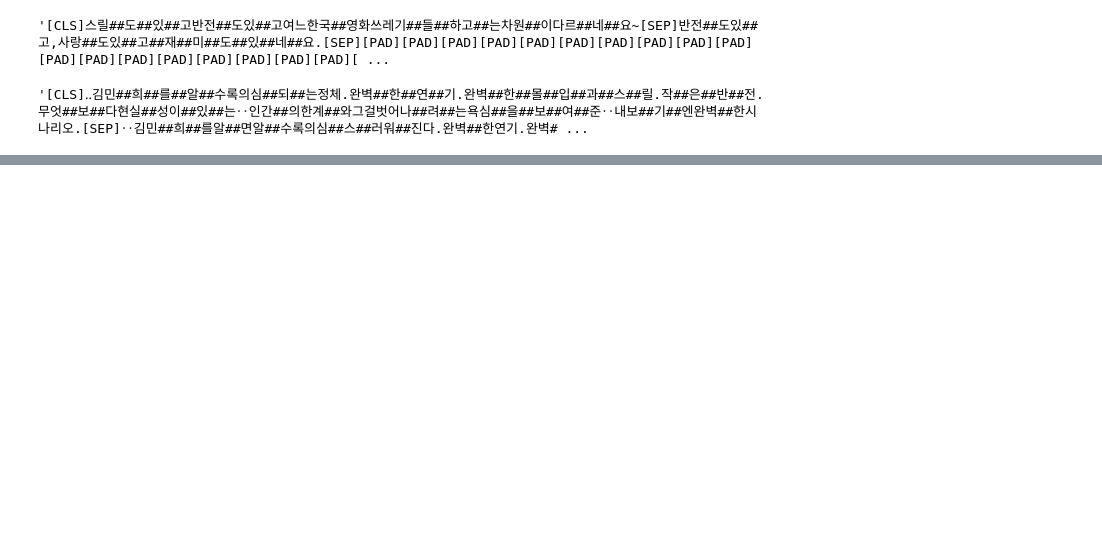
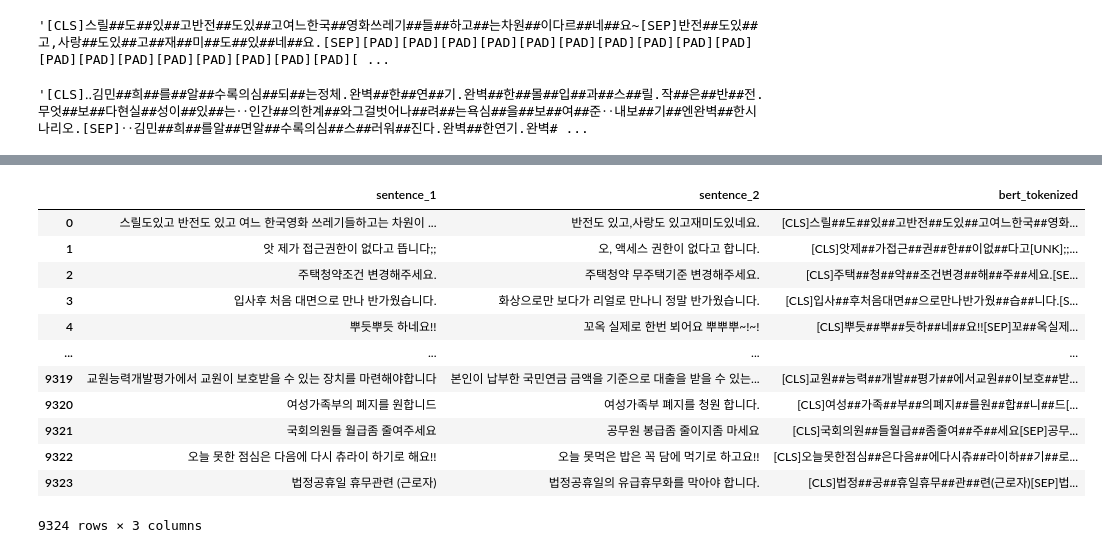
Before and after one commit to boostcampaitech4nlp2/level1_semantictextsimilarity_nlp-level1-nlp-14, a Jupyter notebook: work_indiv/sunghyun/codes/pos_eda.ipynb, the cells around one changed output, grey strips where cells are left out. Drawn from its saved outputs; the diff is of its cells as text; code cells hidden in the pictures; blank space fills up the shorter version.

```diff
--- a/work_indiv/sunghyun/codes/pos_eda.ipynb
+++ b/work_indiv/sunghyun/codes/pos_eda.ipynb
@@ -71,12 +75,17 @@ train_pd.head()
+# %%
+df = train_pd.drop(columns=['id'])
+data160 = []
+for idx, item in tqdm(df.iterrows(), desc='tokenizing', total=len(df)):
+# 두 입력 문장을 [SEP] 토큰으로 이어붙여서 전처리합니다.
+    text = '[SEP]'.join([item[text_column] for text_column in ['sentence_1', 'sentence_2']])
+    outputs = tokenizer160(text, add_special_tokens=True, padding='max_length', max_length=160, truncation=True)
+    data160.append(outputs['input_ids'])
 # %%
-def tokenizer_tun(max_length=160,model_name='klue/roberta-small'):
-    tokenizer = transformers.AutoTokenizer.from_pretrained('klue/roberta-small', max_length=160)
-    df = train_pd.drop(columns=['id'])
-    data = []
-    for idx, item in tqdm(df.iterrows(), desc='tokenizing', total=len(df)):
-    # 두 입력 문장을 [SEP] 토큰으로 이어붙여서 전처리합니다.
-        text = '[SEP]'.join([item[text_column] for text_column in ['sentence_1', 'sentence_2']])
-        outputs = tokenizer(text, add_special_tokens=True, padding='max_length', truncation=True)
-        data.append(outputs['input_ids'])
-    return data
+df = train_pd.drop(columns=['id'])
+data512 = []
+for idx, item in tqdm(df.iterrows(), desc='tokenizing', total=len(df)):
+# 두 입력 문장을 [SEP] 토큰으로 이어붙여서 전처리합니다.
+    text = '[SEP]'.join([item[text_column] for text_column in ['sentence_1', 'sentence_2']])
+    outputs = tokenizer160(text, add_special_tokens=True, padding='max_length', truncation=True)
+    data512.append(outputs['input_ids'])
 # %%
@@ -126,3 +133,12 @@ print(data512[0][:250])
     - [AutoTokenzier Source Code](https://huggingface.co/transformers/v3.0.2/model_doc/auto.html#autotokenizer)
     - [AutoConfig Source Code](https://huggingface.co/transformers/v3.0.2/model_doc/auto.html#autoconfig)
     - [BertConfig 문서](https://huggingface.co/transformers/v3.0.2/model_doc/bert.html#transformers.BertConfig)
+# %%
+tokenizer = transformers.AutoTokenizer.from_pretrained('klue/roberta-small')
+df = train_pd.drop(columns=['id'])
+data = []
+for idx, item in tqdm(df.iterrows(), desc='tokenizing', total=len(df)):
+# 두 입력 문장을 [SEP] 토큰으로 이어붙여서 전처리합니다.
+    text = '[SEP]'.join([item[text_column] for text_column in ['sentence_1', 'sentence_2']])
+    outputs = tokenizer(text, add_special_tokens=True, padding='do_not_pad', truncation=True)
+    data.append(outputs['input_ids'])
@@ -139,2 +157,2 @@ print(data512[0][:250])
 # %%
-train_pd['tokens']=''.join(tokenizer.batch_decode(data))
+train_pd['bert_tokenized']=pd.Series(map(lambda x : ''.join(tokenizer.batch_decode(x)),data))
@@ -154,0 +159,16 @@ train_pd['tokens']=''.join(tokenizer.batch_decode(data))
+# %%
+train_pd[['sentence_1','sentence_2','bert_tokenized']]
+# %% [output]
+|  | sentence_1 | sentence_2 | bert_tokenized |
+| 0 | 스릴도있고 반전도 있고 여느 한국영화 쓰레기들하고는 차원이 ... | 반전도 있고,사랑도 있고재미도있네요. | [CLS]스릴##도##있##고반전##도있##고여느한국##영화... |
+| 1 | 앗 제가 접근권한이 없다고 뜹니다;; | 오, 액세스 권한이 없다고 합니다. | [CLS]앗제##가접근##권##한##이없##다고[UNK];;... |
+| 2 | 주택청약조건 변경해주세요. | 주택청약 무주택기준 변경해주세요. | [CLS]주택##청##약##조건변경##해##주##세요.[SE... |
+| 3 | 입사후 처음 대면으로 만나 반가웠습니다. | 화상으로만 보다가 리얼로 만나니 정말 반가웠습니다. | [CLS]입사##후처음대면##으로만나반가웠##습##니다.[S... |
+| 4 | 뿌듯뿌듯 하네요!! | 꼬옥 실제로 한번 뵈어요 뿌뿌뿌~!~! | [CLS]뿌듯##뿌##듯하##네##요!![SEP]꼬##옥실제... |
+| ... | ... | ... | ... |
+| 9319 | 교원능력개발평가에서 교원이 보호받을 수 있는 장치를 마련해야합니다 | 본인이 납부한 국민연금 금액을 기준으로 대출을 받을 수 있는... | [CLS]교원##능력##개발##평가##에서교원##이보호##받... |
+| 9320 | 여성가족부의 폐지를 원합니드 | 여성가족부 폐지를 청원 합니다. | [CLS]여성##가족##부##의폐지##를원##합##니##드[... |
+| 9321 | 국회의원들 월급좀 줄여주세요 | 공무원 봉급좀 줄이지좀 마세요 | [CLS]국회의원##들월급##좀줄여##주##세요[SEP]공무... |
+| 9322 | 오늘 못한 점심은 다음에 다시 츄라이 하기로 해요!! | 오늘 못먹은 밥은 꼭 담에 먹기로 하고요!! | [CLS]오늘못한점심##은다음##에다시츄##라이하##기##로... |
+| 9323 | 법정공휴일 휴무관련 (근로자) | 법정공휴일의 유급휴무화를 막아야 합니다. | [CLS]법정##공##휴일휴무##관##련(근로자)[SEP]법... |
+9324 rows × 3 columns
```
Also changed, not shown: parts of 8 cells of this notebook, 10 other files.
